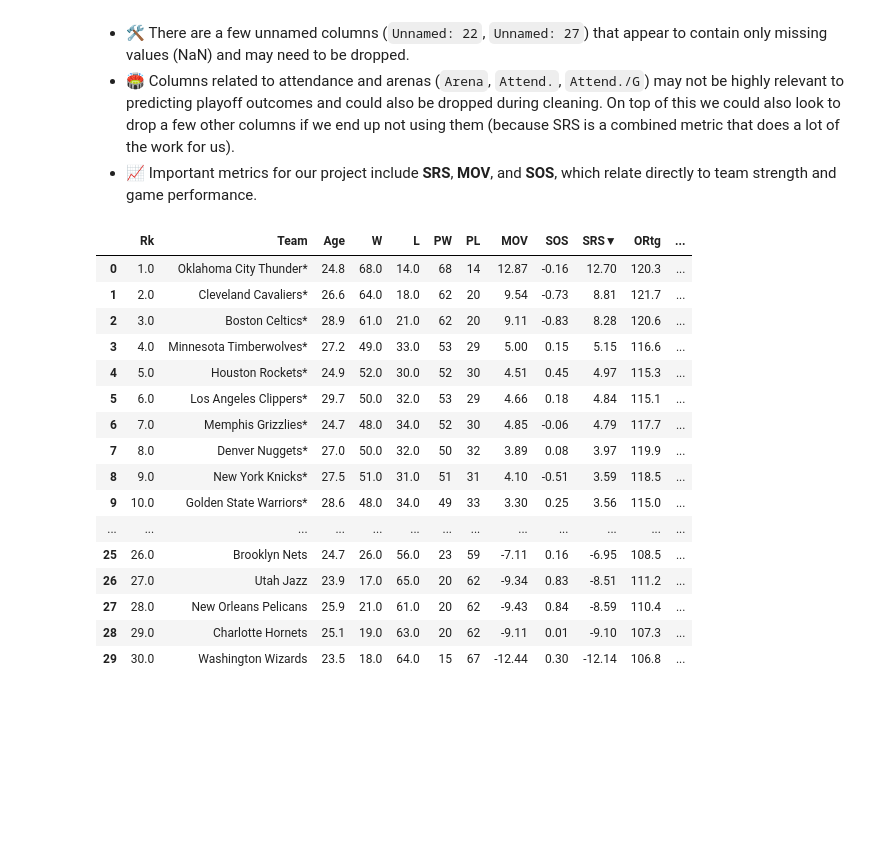
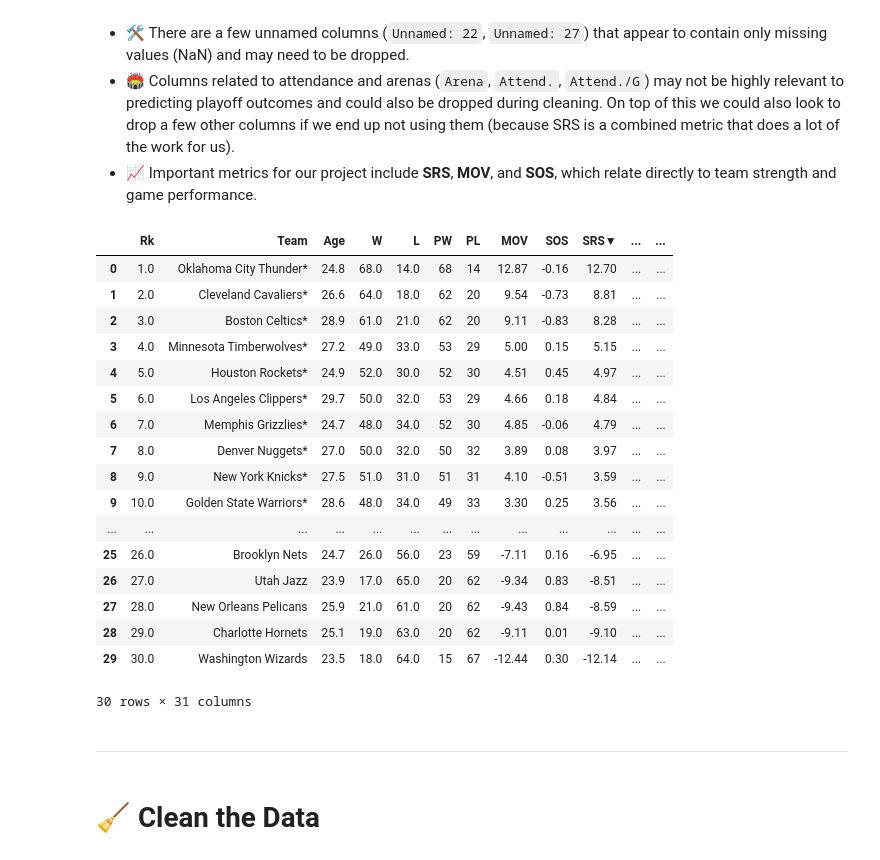
Before and after one commit to JulianLoutzenhiser/cs356_NBA_Analysis, a Jupyter notebook: stachb_finalproject_lab3 (1).ipynb, the cells around one changed output. Drawn from its saved outputs; the diff is of its cells as text; code cells hidden in the pictures; blank space fills up the shorter version.

```diff
--- a/stachb_finalproject_lab3.ipynb
+++ b/stachb_finalproject_lab3 (1).ipynb
@@ -84,31 +84,36 @@ The key features are:
 - 📈 Important metrics for our project include **SRS**, **MOV**, and **SOS**, which relate directly to team strength and game performance.
 # %%
 # Load the data
-df = pd.read_csv('teamdata.csv', skiprows=1)
+teamdata = pd.read_csv('teamdata.csv', skiprows=1)
 
 # Drop the league average row
-df = df[df['Team'] != 'League Average']
+teamdata = teamdata[teamdata['Team'] != 'League Average']
 
 # Reset the index after dropping
-df = df.reset_index(drop=True)
+teamdata = teamdata.reset_index(drop=True)
 
 # Now safe to work with
-df.head(32)
+teamdata.head(32)
 # %% [output]
-|  | Rk | Team | Age | W | L | PW | PL | MOV | SOS | SRS▼ | ORtg | ... |
-| 0 | 1.0 | Oklahoma City Thunder* | 24.8 | 68.0 | 14.0 | 68 | 14 | 12.87 | -0.16 | 12.70 | 120.3 | ... |
-| 1 | 2.0 | Cleveland Cavaliers* | 26.6 | 64.0 | 18.0 | 62 | 20 | 9.54 | -0.73 | 8.81 | 121.7 | ... |
-| 2 | 3.0 | Boston Celtics* | 28.9 | 61.0 | 21.0 | 62 | 20 | 9.11 | -0.83 | 8.28 | 120.6 | ... |
-| 3 | 4.0 | Minnesota Timberwolves* | 27.2 | 49.0 | 33.0 | 53 | 29 | 5.00 | 0.15 | 5.15 | 116.6 | ... |
-| 4 | 5.0 | Houston Rockets* | 24.9 | 52.0 | 30.0 | 52 | 30 | 4.51 | 0.45 | 4.97 | 115.3 | ... |
-| 5 | 6.0 | Los Angeles Clippers* | 29.7 | 50.0 | 32.0 | 53 | 29 | 4.66 | 0.18 | 4.84 | 115.1 | ... |
-| 6 | 7.0 | Memphis Grizzlies* | 24.7 | 48.0 | 34.0 | 52 | 30 | 4.85 | -0.06 | 4.79 | 117.7 | ... |
-| 7 | 8.0 | Denver Nuggets* | 27.0 | 50.0 | 32.0 | 50 | 32 | 3.89 | 0.08 | 3.97 | 119.9 | ... |
-| 8 | 9.0 | New York Knicks* | 27.5 | 51.0 | 31.0 | 51 | 31 | 4.10 | -0.51 | 3.59 | 118.5 | ... |
-| 9 | 10.0 | Golden State Warriors* | 28.6 | 48.0 | 34.0 | 49 | 33 | 3.30 | 0.25 | 3.56 | 115.0 | ... |
+|  | Rk | Team | Age | W | L | PW | PL | MOV | SOS | SRS▼ | ... | ... |
+| 0 | 1.0 | Oklahoma City Thunder* | 24.8 | 68.0 | 14.0 | 68 | 14 | 12.87 | -0.16 | 12.70 | ... | ... |
+| 1 | 2.0 | Cleveland Cavaliers* | 26.6 | 64.0 | 18.0 | 62 | 20 | 9.54 | -0.73 | 8.81 | ... | ... |
+| 2 | 3.0 | Boston Celtics* | 28.9 | 61.0 | 21.0 | 62 | 20 | 9.11 | -0.83 | 8.28 | ... | ... |
+| 3 | 4.0 | Minnesota Timberwolves* | 27.2 | 49.0 | 33.0 | 53 | 29 | 5.00 | 0.15 | 5.15 | ... | ... |
+| 4 | 5.0 | Houston Rockets* | 24.9 | 52.0 | 30.0 | 52 | 30 | 4.51 | 0.45 | 4.97 | ... | ... |
+| 5 | 6.0 | Los Angeles Clippers* | 29.7 | 50.0 | 32.0 | 53 | 29 | 4.66 | 0.18 | 4.84 | ... | ... |
+| 6 | 7.0 | Memphis Grizzlies* | 24.7 | 48.0 | 34.0 | 52 | 30 | 4.85 | -0.06 | 4.79 | ... | ... |
+| 7 | 8.0 | Denver Nuggets* | 27.0 | 50.0 | 32.0 | 50 | 32 | 3.89 | 0.08 | 3.97 | ... | ... |
+| 8 | 9.0 | New York Knicks* | 27.5 | 51.0 | 31.0 | 51 | 31 | 4.10 | -0.51 | 3.59 | ... | ... |
+| 9 | 10.0 | Golden State Warriors* | 28.6 | 48.0 | 34.0 | 49 | 33 | 3.30 | 0.25 | 3.56 | ... | ... |
 | ... | ... | ... | ... | ... | ... | ... | ... | ... | ... | ... | ... | ... |
-| 25 | 26.0 | Brooklyn Nets | 24.7 | 26.0 | 56.0 | 23 | 59 | -7.11 | 0.16 | -6.95 | 108.5 | ... |
-| 26 | 27.0 | Utah Jazz | 23.9 | 17.0 | 65.0 | 20 | 62 | -9.34 | 0.83 | -8.51 | 111.2 | ... |
-| 27 | 28.0 | New Orleans Pelicans | 25.9 | 21.0 | 61.0 | 20 | 62 | -9.43 | 0.84 | -8.59 | 110.4 | ... |
-| 28 | 29.0 | Charlotte Hornets | 25.1 | 19.0 | 63.0 | 20 | 62 | -9.11 | 0.01 | -9.10 | 107.3 | ... |
-| 29 | 30.0 | Washington Wizards | 23.5 | 18.0 | 64.0 | 15 | 67 | -12.44 | 0.30 | -12.14 | 106.8 | ... |
+| 25 | 26.0 | Brooklyn Nets | 24.7 | 26.0 | 56.0 | 23 | 59 | -7.11 | 0.16 | -6.95 | ... | ... |
+| 26 | 27.0 | Utah Jazz | 23.9 | 17.0 | 65.0 | 20 | 62 | -9.34 | 0.83 | -8.51 | ... | ... |
+| 27 | 28.0 | New Orleans Pelicans | 25.9 | 21.0 | 61.0 | 20 | 62 | -9.43 | 0.84 | -8.59 | ... | ... |
+| 28 | 29.0 | Charlotte Hornets | 25.1 | 19.0 | 63.0 | 20 | 62 | -9.11 | 0.01 | -9.10 | ... | ... |
+| 29 | 30.0 | Washington Wizards | 23.5 | 18.0 | 64.0 | 15 | 67 | -12.44 | 0.30 | -12.14 | ... | ... |
+30 rows × 31 columns
+# %% [markdown]
+---
+# %% [markdown]
+# 🧹 Clean the Data
```
Also changed, not shown: parts of 6 cells of this notebook.
